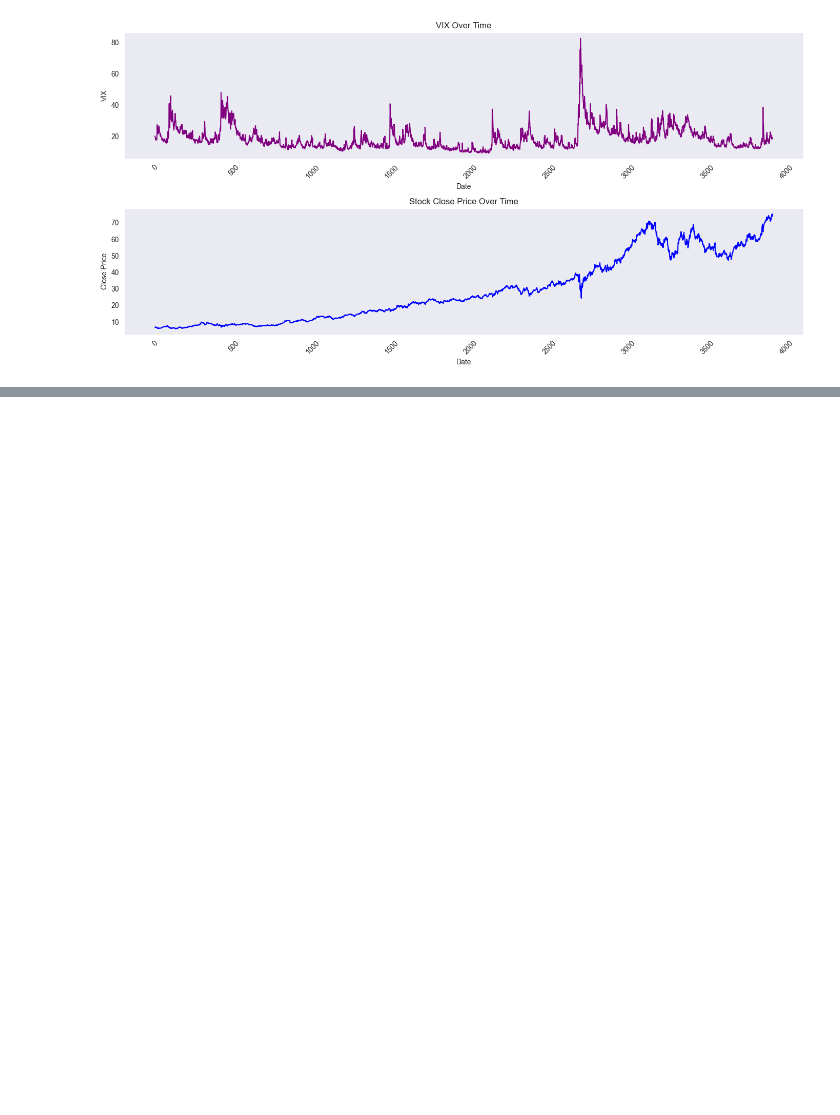
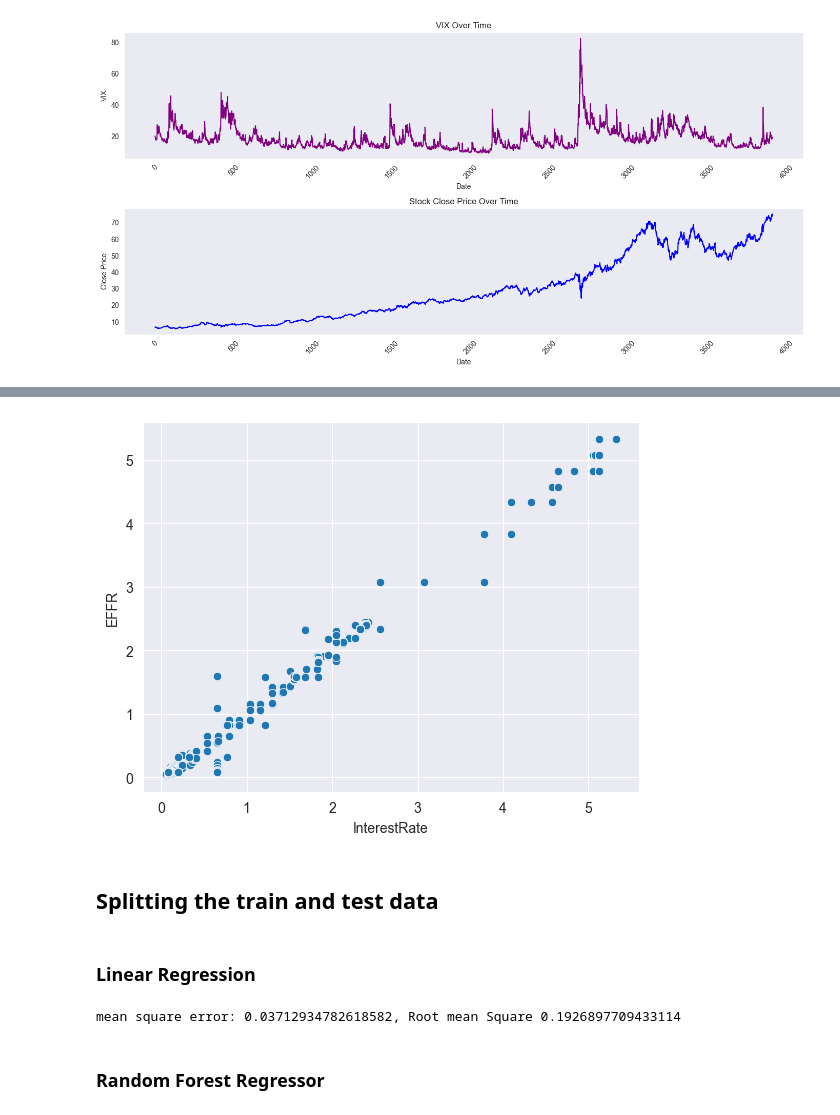
Before and after one commit to mertgenc0/mydsprojects, a Jupyter notebook: NasdaqDataS/nasdaqcompanies.ipynb, the cells around one changed output, grey strips where cells are left out. Drawn from its saved outputs; the diff is of its cells as text; code cells hidden in the pictures; blank space fills up the shorter version.

```diff
--- a/NasdaqDataS/nasdaqcompanies.ipynb
+++ b/NasdaqDataS/nasdaqcompanies.ipynb
@@ -153,0 +156,7 @@ sns.heatmap(df.corr(), annot=True,fmt=".2f", cmap='coolwarm', square=True)
+# %%
+sns.scatterplot(data=df, x= 'InterestRate', y='EFFR')
+plt.show()
+# %% [output]
+[figure, added]
+# %% [markdown]
+## Splitting the train and test data
@@ -153,0 +167,14 @@ sns.heatmap(df.corr(), annot=True,fmt=".2f", cmap='coolwarm', square=True)
+# %% [markdown]
+### Linear Regression
+# %%
+lrmodel = LinearRegression()
+lrmodel.fit(X_train, y_train)
+pred = lrmodel.predict(X_test)
+
+lmse = mean_squared_error(y_test, pred)
+lrmse = np.sqrt(lmse)
+print(f'mean square error: {lmse}, Root mean Square {lrmse}')
+# %% [output]
+mean square error: 0.03712934782618582, Root mean Square 0.1926897709433114
+# %% [markdown]
+### Random Forest Regressor
```
Also changed, not shown: parts of 8 cells of this notebook.
